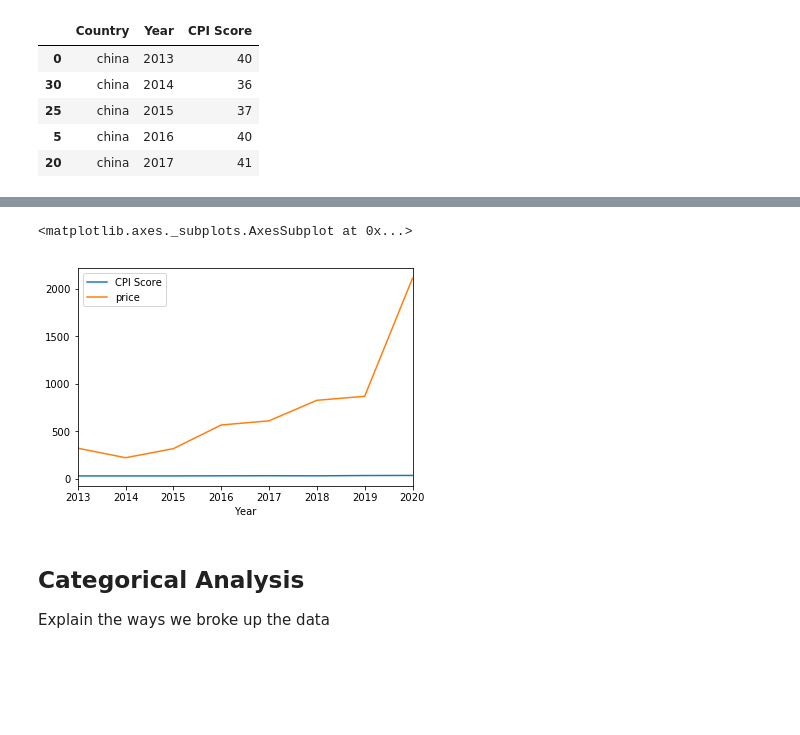
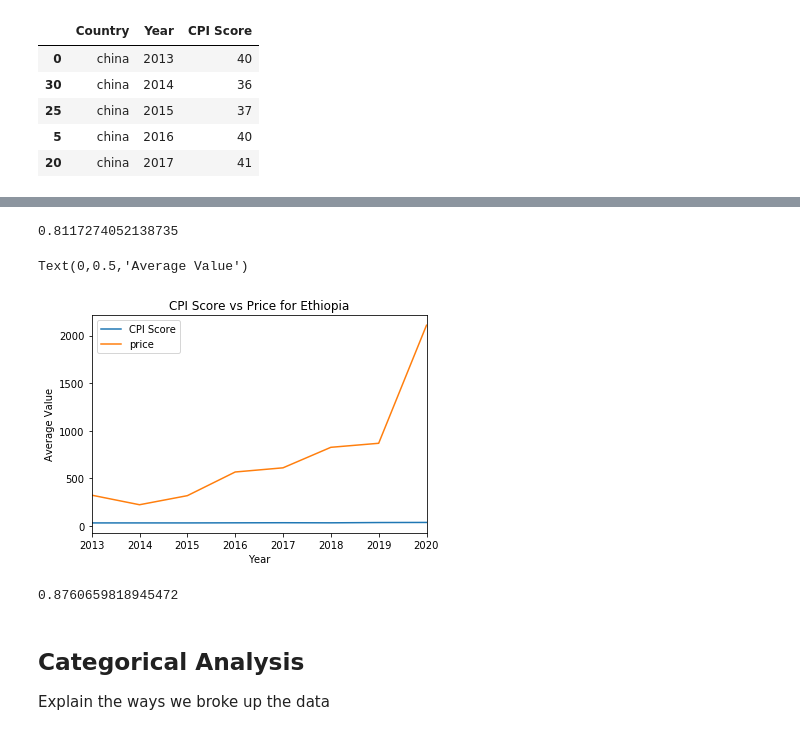
Before and after one commit to katielrink/DS_1300-FinalProject, a Jupyter notebook: Analysis/Correlation.ipynb, the cells around one changed output, grey strips where cells are left out. Saved outputs shown, nothing was run; the diff lists cells and outputs as text; code cells hidden in the pictures; blank space fills up the shorter version.

```diff
--- a/Analysis/Correlation.ipynb
+++ b/Analysis/Correlation.ipynb
@@ -149,9 +183,27 @@ IraqData.plot(x='Year', y=['CPI Score','price'])
+# %%
+#Check for Correlation
+column_1 = IraqData["CPI Score"]
+column_2 = IraqData["price"]
+correlation = column_1.corr(column_2)
+print(correlation)
+# %% [output]
+0.8117274052138735
 # %%
 #Plot Ethiopia Correlation between CPI and Price
-EthiopiaData.plot(x='Year', y=['CPI Score','price'])
+ax = EthiopiaData.plot(x='Year', y=['CPI Score','price'], title = 'CPI Score vs Price for Ethiopia')
+ax.set_xlabel("Year")
+ax.set_ylabel("Average Value")
 # %% [output]
-<matplotlib.axes._subplots.AxesSubplot at 0x...>
+Text(0,0.5,'Average Value')
-[figure, old version]
+[figure, new version]
+# %%
+#Check for Correlation
+column_1 = EthiopiaData["CPI Score"]
+column_2 = EthiopiaData["price"]
+correlation = column_1.corr(column_2)
+print(correlation)
+# %% [output]
+0.8760659818945472
 # %% [markdown]
 ## Categorical Analysis
 Explain the ways we broke up the data
```
Also changed, not shown: parts of 13 cells of this notebook, 2 other files.
